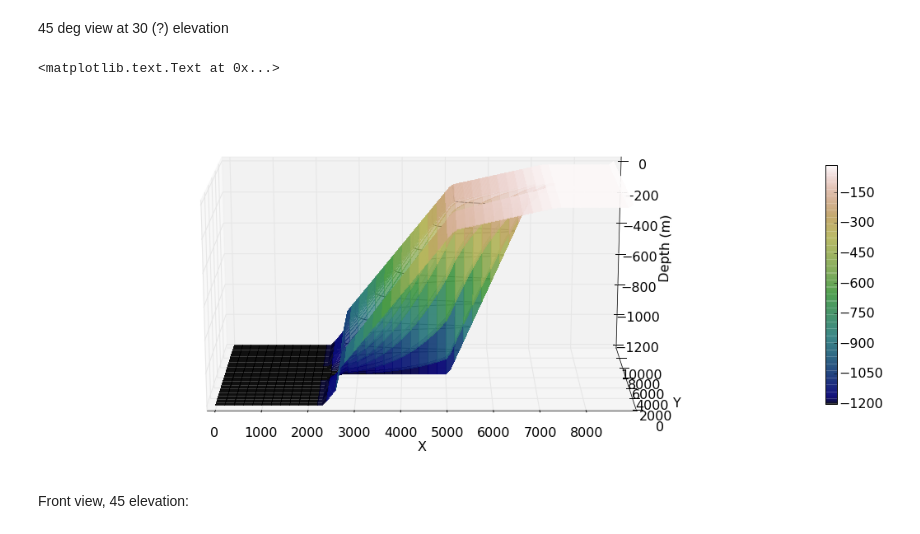
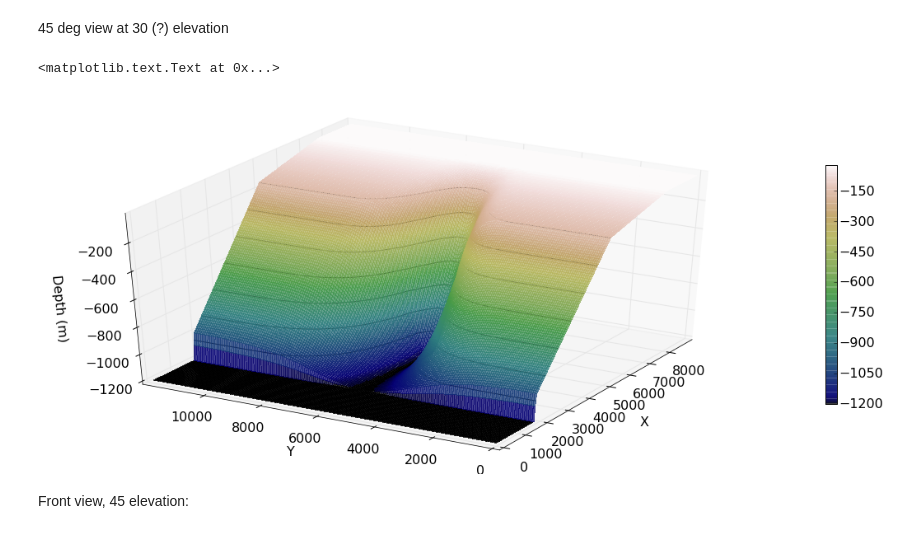
Before and after one commit to UBC-MOAD/buildcanyon, a Jupyter notebook: Bathymetry/3DBathymetry.ipynb, the cells around one changed output. Cells and saved outputs as stored; diff of their text form; code cells hidden in the pictures.

```diff
--- a/Bathymetry/3DBathymetry.ipynb
+++ b/Bathymetry/3DBathymetry.ipynb
@@ -48,29 +48,28 @@ X,Y = np.meshgrid(yvec,xvec,indexing='xy')
 # %%
 plt.rcParams['contour.negative_linestyle'] = 'solid' # default is to have negative contours with dashed lines
 plt.rcParams.update({'font.size':16})
+
 # Plot 3D bathymetry
-
-
 
 fig = plt.figure(figsize=(20,8))
 
 # `ax` is a 3D-aware axis instance because of the projection='3d' keyword argument to add_subplot
 ax = fig.add_subplot(1, 1, 1, projection='3d')
 
 p = ax.plot_surface(X,Y,bathy, rstride=2, cstride=2,alpha=0.75,cmap=cm.gist_earth, linewidth=0, antialiased=False)
 cb = fig.colorbar(p, shrink=0.65)
 cset = ax.contour(X,Y,bathy,colors='k',linewidth=2, rstride=2, cstride=2,zdir='z')
 
 ax.set_aspect('auto')
 
-ax.view_init(15, 270) # elevation and azimuth
+ax.view_init(35, 210) # elevation and azimuth
 
 ax.set_ylabel('Y')
 ax.set_xlabel('X')
 ax.set_zlabel('Depth (m)')
 # %% [output]
 <matplotlib.text.Text at 0x...>
-[figure, old version]
+[figure, new version]
 # %% [markdown]
 Front view, 45 elevation:
 # %%
```
Also changed, not shown: parts of 3 cells of this notebook.
